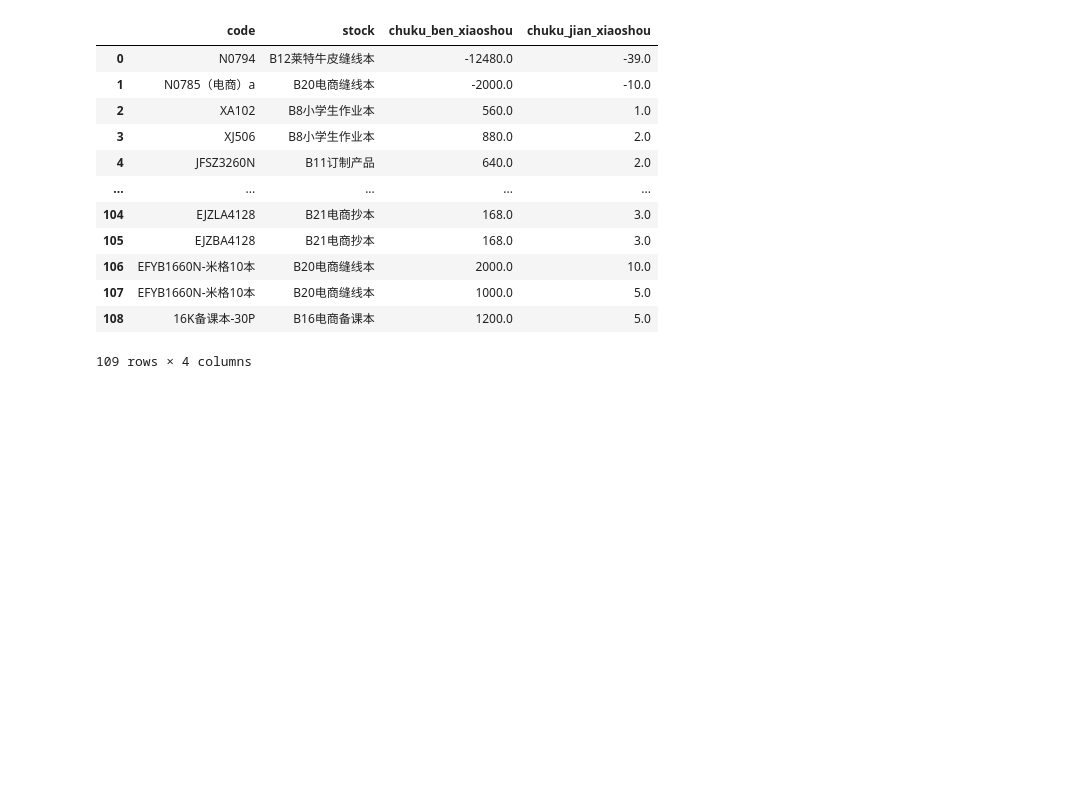
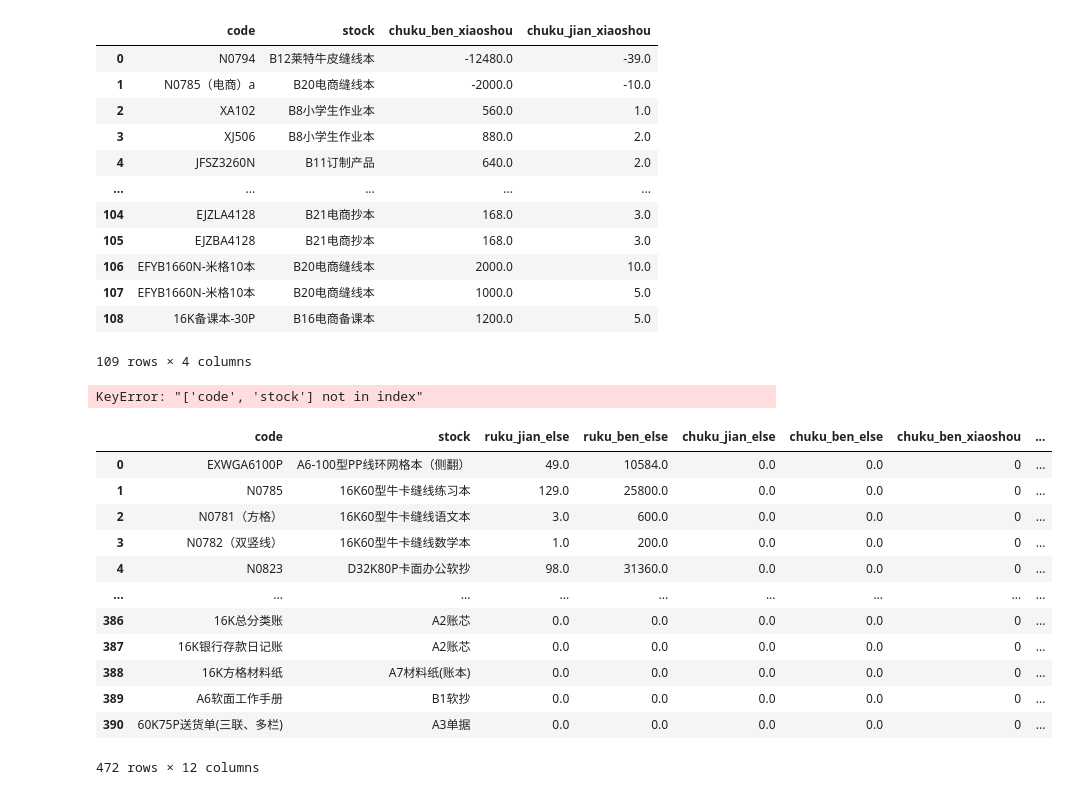
Before and after one commit to reddatetea/fisha, a Jupyter notebook: TcloudCanchengpinPancunbiao04.ipynb, the cells around one changed output. Saved outputs shown, nothing was run; the diff lists cells and outputs as text; code cells hidden in the pictures; blank space fills up the shorter version.

```diff
--- a/TcloudCanchengpinPancunbiao04.ipynb
+++ b/TcloudCanchengpinPancunbiao04.ipynb
@@ -1415,3 +1444,52 @@ df_xiaoshou
 | 107 | EFYB1660N-米格10本 | B20电商缝线本 | 1000.0 | 5.0 |
 | 108 | 16K备课本-30P | B16电商备课本 | 1200.0 | 5.0 |
 109 rows × 4 columns
+# %%
+ruku_chuku = ruku_chuku.fillna(0)
+        # ruku_chuku = ruku_chuku.fillna(0)
+ruku_chuku = ruku_chuku[ ['code',
+                         'stock',
+                        'ruku_jian_else',
+                         'ruku_ben_else',
+                         'chuku_jian_else',
+                         'chuku_ben_else',
+                        'chuku_ben_xiaoshou',
+                        'chuku_jian_xiaoshou',
+                        'ruku_ben_diaobo',
+                        'ruku_jian_diaobo',
+                        'chuku_ben_diaobo',
+                        'chuku_jian_diaobo']]
+ruku_chuku
+# %% [output]
+KeyError: "['code', 'stock'] not in index"
+# %%
+ruku_chuku = pd.concat([data_tiaozheng_rukus, data_tiaozheng_chukus,df_xiaoshou,df_diaobo_ruku,df_diaobo_chuku])
+ruku_chuku = ruku_chuku.fillna(0)
+# ruku_chuku = ruku_chuku.fillna(0)
+ruku_chuku = ruku_chuku[ ['code',
+                         'stock',
+                        'ruku_jian_else',
+                         'ruku_ben_else',
+                         'chuku_jian_else',
+                         'chuku_ben_else',
+                        'chuku_ben_xiaoshou',
+                        'chuku_jian_xiaoshou',
+                        'ruku_ben_diaobo',
+                        'ruku_jian_diaobo',
+                        'chuku_ben_diaobo',
+                        'chuku_jian_diaobo']]
+ruku_chuku
+# %% [output]
+|  | code | stock | ruku_jian_else | ruku_ben_else | chuku_jian_else | chuku_ben_else | chuku_ben_xiaoshou | ... |
+| 0 | EXWGA6100P | A6-100型PP线环网格本（侧翻） | 49.0 | 10584.0 | 0.0 | 0.0 | 0 | ... |
+| 1 | N0785 | 16K60型牛卡缝线练习本 | 129.0 | 25800.0 | 0.0 | 0.0 | 0 | ... |
+| 2 | N0781（方格） | 16K60型牛卡缝线语文本 | 3.0 | 600.0 | 0.0 | 0.0 | 0 | ... |
+| 3 | N0782（双竖线） | 16K60型牛卡缝线数学本 | 1.0 | 200.0 | 0.0 | 0.0 | 0 | ... |
+| 4 | N0823 | D32K80P卡面办公软抄 | 98.0 | 31360.0 | 0.0 | 0.0 | 0 | ... |
+| ... | ... | ... | ... | ... | ... | ... | ... | ... |
+| 386 | 16K总分类账 | A2账芯 | 0.0 | 0.0 | 0.0 | 0.0 | 0 | ... |
+| 387 | 16K银行存款日记账 | A2账芯 | 0.0 | 0.0 | 0.0 | 0.0 | 0 | ... |
+| 388 | 16K方格材料纸 | A7材料纸(账本) | 0.0 | 0.0 | 0.0 | 0.0 | 0 | ... |
+| 389 | A6软面工作手册 | B1软抄 | 0.0 | 0.0 | 0.0 | 0.0 | 0 | ... |
+| 390 | 60K75P送货单(三联、多栏) | A3单据 | 0.0 | 0.0 | 0.0 | 0.0 | 0 | ... |
+472 rows × 12 columns
```
Also changed, not shown: parts of 5 cells of this notebook, 8 other files.
